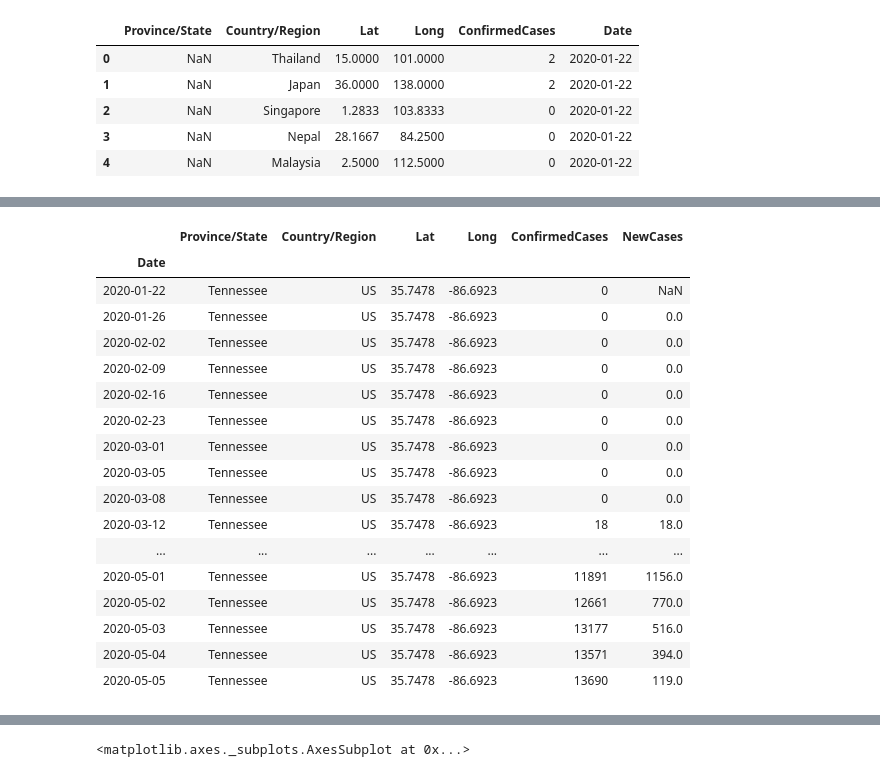
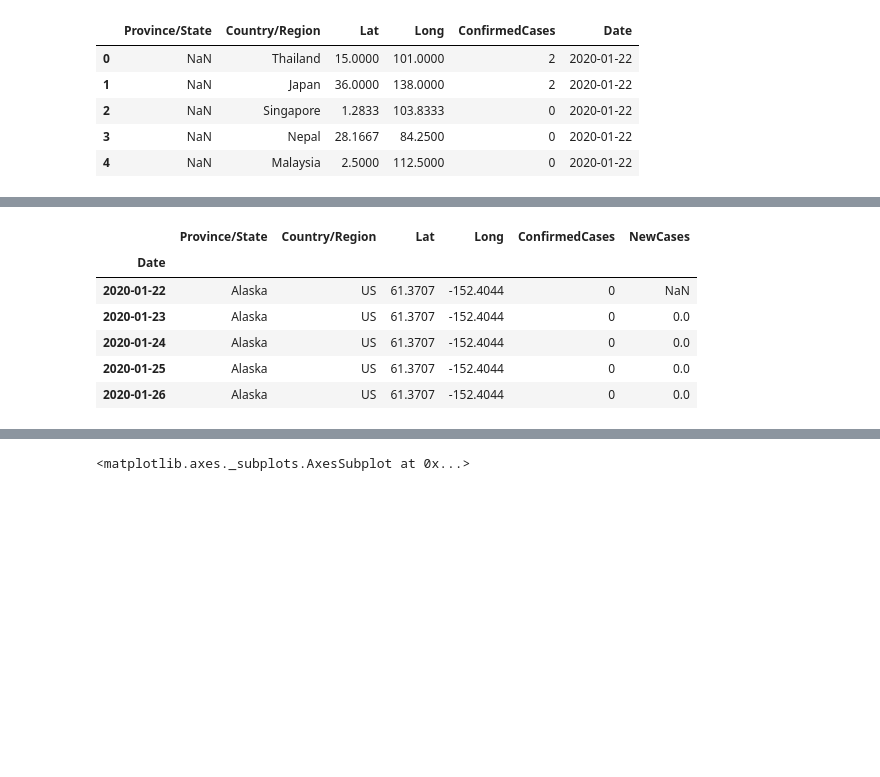
Before and after one commit to Matthew-Mitchell/JHU-COVID-19-Processing, a Jupyter notebook: EDA_DEV_Notebooks/CoronaVirus Map Data Processing Post Mar26th.ipynb, the cells around one changed output, grey strips where cells are left out. Drawn from its saved outputs; the diff is of its cells as text; code cells hidden in the pictures; blank space fills up the shorter version.

```diff
--- a/EDA_DEV_Notebooks/CoronaVirus Map Data Processing Post Mar26th.ipynb
+++ b/EDA_DEV_Notebooks/CoronaVirus Map Data Processing Post Mar26th.ipynb
@@ -58,3 +69,15 @@ state = 'Alabama'
 print(states_lat_dict[state] , states_long_dict[state])
 # %% [output]
 32.3182 -86.9023
+# %%
+d1 = date(2020, 1, 22)  # start date
+y, m, d = [int(x) for x in datetime.now().strftime('%Y-%m-%d').split('-')]
+d2 = date(2020, 3, 22)  # end date
+delta = d2 - d1         # timedelta
+
+dates = []
+
+for i in range(delta.days):
+    d = d1 + timedelta(i)
+    dates.append(d.strftime('%-m/%-d/%y'))
+print(dates)
@@ -61,13 +111,27 @@ print(states_lat_dict[state] , states_long_dict[state])
 # %%
 #Import Baseline File
-jhuBaseDir = '/Users/matthewmitchell/Documents/COVID-19/'
+if sys.platform == 'mac':
+    jhuBaseDir = '/Users/matthewmitchell/Documents/COVID-19/'
+elif sys.platform == 'linux':
+    jhuBaseDir = '/home/matt/Documents/Projects/WebDev/CoronaVirus/COVID-19/'
 df = pd.read_csv(jhuBaseDir+'archived_data/archived_time_series/time_series_19-covid-Confirmed_archived_0325.csv')
 
 dfs = [] #Make a list of dfs
 #Iterate through desired date columns and create df
-dates = ['1/22/20','1/26/20', '2/2/20', '2/9/20', '2/16/20', '2/23/20',
-         '3/1/20','3/5/20','3/8/20','3/12/20', '3/16/20', '3/18/20', '3/19/20', '3/20/20', '3/21/20',
-         '3/22/20']
+# dates = ['1/22/20','1/26/20', '2/2/20', '2/9/20', '2/16/20', '2/23/20',
+#          '3/1/20','3/5/20','3/8/20','3/12/20', '3/16/20', '3/18/20', '3/19/20', '3/20/20', '3/21/20',
+#          '3/22/20']
+d1 = date(2020, 1, 22)  # start date
+y, m, d = [int(x) for x in datetime.now().strftime('%Y-%m-%d').split('-')]
+d2 = date(2020, 3, 22)  # end date
+delta = d2 - d1         # timedelta
+
+dates = []
+
+for i in range(delta.days):
+    d = d1 + timedelta(i)
+    dates.append(d.strftime('%-m/%-d/%y'))
+
 standard_cols = ['Province/State', 'Country/Region', 'Lat', 'Long']
 for col in dates:
     temp = df[standard_cols+[col]]
@@ -118,7 +182,7 @@ for i, file in enumerate(files):
     daily['Date'] = pd.to_datetime(daily['Date'])
     daily['Date'] = daily['Date'].dt.strftime('%Y-%m-%d')
 
-    daily = daily[transformed.columns]
+#     daily = daily[transformed.columns]
     print('Current Length:', len(transformed))
     print('Adding {} rows. Next length should read: {}'.format(len(daily), len(transformed)+len(daily)))
     transformed = transformed.append(daily, ignore_index=True)
@@ -169,4 +395,8 @@ transformed.head()
 | 2 | NaN | Singapore | 1.2833 | 103.8333 | 0 | 2020-01-22 |
 | 3 | NaN | Nepal | 28.1667 | 84.2500 | 0 | 2020-01-22 |
 | 4 | NaN | Malaysia | 2.5000 | 112.5000 | 0 | 2020-01-22 |
+# %%
+locCols = ['Admin2','Province/State', 'Country/Region', 'Lat', 'Long']
+transformed.head()
+transformed['NewCases'] = transformed.groupby(locCols)['ConfirmedCases'].diff()
 # %%
@@ -210,21 +423,10 @@ temp['NewCases'].plot()
 # %%
-temp
+temp.head()
 # %% [output]
 |  | Province/State | Country/Region | Lat | Long | ConfirmedCases | NewCases |
 | Date |  |  |  |  |  |  |
-| 2020-01-22 | Tennessee | US | 35.7478 | -86.6923 | 0 | NaN |
-| 2020-01-26 | Tennessee | US | 35.7478 | -86.6923 | 0 | 0.0 |
-| 2020-02-02 | Tennessee | US | 35.7478 | -86.6923 | 0 | 0.0 |
-| 2020-02-09 | Tennessee | US | 35.7478 | -86.6923 | 0 | 0.0 |
-| 2020-02-16 | Tennessee | US | 35.7478 | -86.6923 | 0 | 0.0 |
-| 2020-02-23 | Tennessee | US | 35.7478 | -86.6923 | 0 | 0.0 |
-| 2020-03-01 | Tennessee | US | 35.7478 | -86.6923 | 0 | 0.0 |
-| 2020-03-05 | Tennessee | US | 35.7478 | -86.6923 | 0 | 0.0 |
-| 2020-03-08 | Tennessee | US | 35.7478 | -86.6923 | 0 | 0.0 |
-| 2020-03-12 | Tennessee | US | 35.7478 | -86.6923 | 18 | 18.0 |
-| ... | ... | ... | ... | ... | ... | ... |
-| 2020-05-01 | Tennessee | US | 35.7478 | -86.6923 | 11891 | 1156.0 |
-| 2020-05-02 | Tennessee | US | 35.7478 | -86.6923 | 12661 | 770.0 |
-| 2020-05-03 | Tennessee | US | 35.7478 | -86.6923 | 13177 | 516.0 |
-| 2020-05-04 | Tennessee | US | 35.7478 | -86.6923 | 13571 | 394.0 |
-| 2020-05-05 | Tennessee | US | 35.7478 | -86.6923 | 13690 | 119.0 |
+| 2020-01-22 | Alaska | US | 61.3707 | -152.4044 | 0 | NaN |
+| 2020-01-23 | Alaska | US | 61.3707 | -152.4044 | 0 | 0.0 |
+| 2020-01-24 | Alaska | US | 61.3707 | -152.4044 | 0 | 0.0 |
+| 2020-01-25 | Alaska | US | 61.3707 | -152.4044 | 0 | 0.0 |
+| 2020-01-26 | Alaska | US | 61.3707 | -152.4044 | 0 | 0.0 |
```
Also changed, not shown: parts of 48 cells of this notebook, 5 other files.
